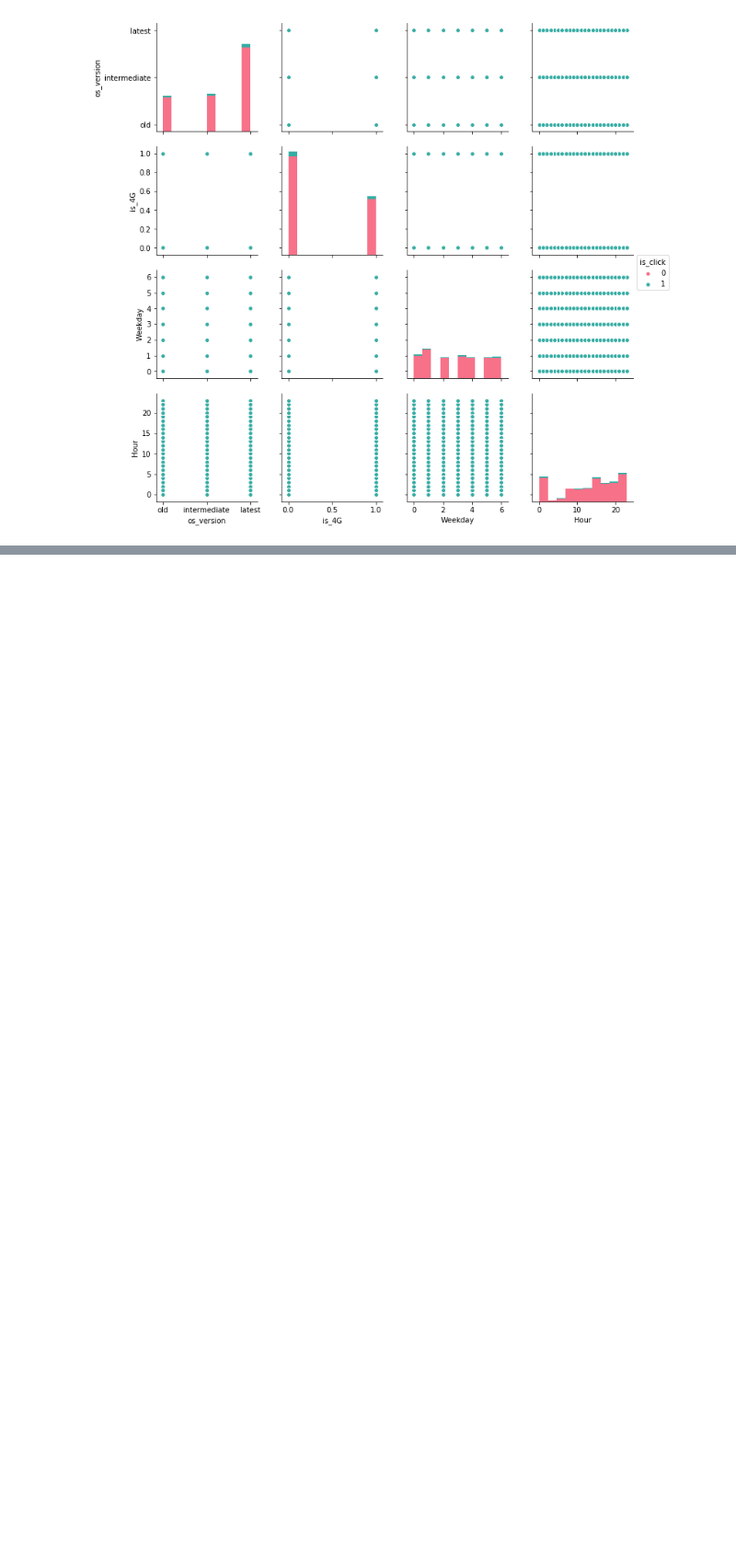
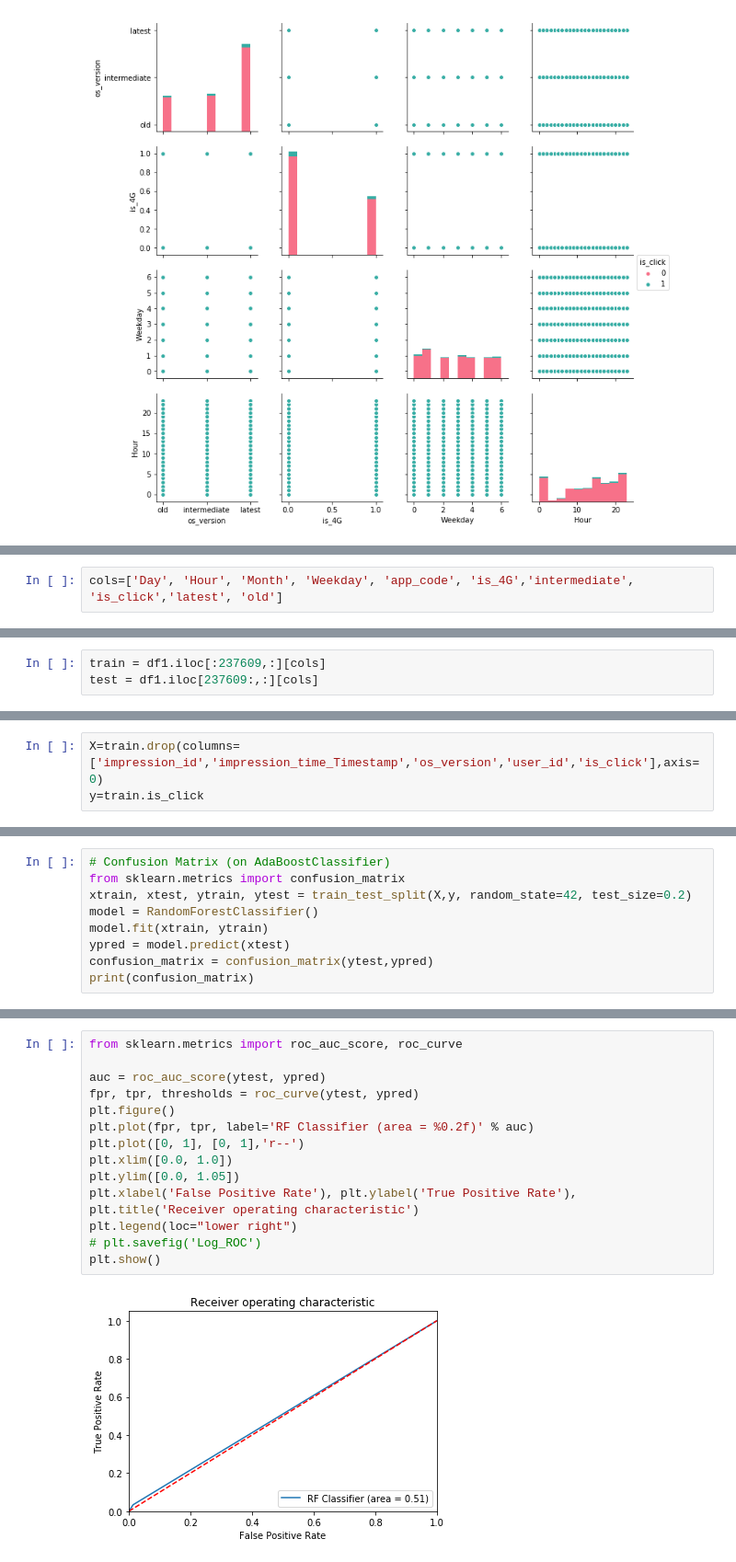
Before and after one commit to snchit/WNS-Analytics-Wizard-2019, a Jupyter notebook: Untitled.ipynb, the cells around one changed output, grey strips where cells are left out. Shown: that part at 92% size. Cells and saved outputs as stored; diff of their text form; blank space fills up the shorter version.

```diff
--- a/Untitled.ipynb
+++ b/Untitled.ipynb
@@ -398,0 +481,2 @@ sns.pairplot(train, hue = 'is_click', vars = ['os_version', 'is_4G', 'Weekday',
+# %%
+cols=['Day', 'Hour', 'Month', 'Weekday', 'app_code', 'is_4G','intermediate', 'is_click','latest', 'old']
@@ -398,0 +492,3 @@ sns.pairplot(train, hue = 'is_click', vars = ['os_version', 'is_4G', 'Weekday',
+# %%
+train = df1.iloc[:237609,:][cols]
+test = df1.iloc[237609:,:][cols]
@@ -398,0 +509,3 @@ sns.pairplot(train, hue = 'is_click', vars = ['os_version', 'is_4G', 'Weekday',
+# %%
+X=train.drop(columns=['impression_id','impression_time_Timestamp','os_version','user_id','is_click'],axis=0)
+y=train.is_click
@@ -398,0 +558,9 @@ sns.pairplot(train, hue = 'is_click', vars = ['os_version', 'is_4G', 'Weekday',
+# %%
+# Confusion Matrix (on AdaBoostClassifier)
+from sklearn.metrics import confusion_matrix
+xtrain, xtest, ytrain, ytest = train_test_split(X,y, random_state=42, test_size=0.2)
+model = RandomForestClassifier()
+model.fit(xtrain, ytrain)
+ypred = model.predict(xtest)
+confusion_matrix = confusion_matrix(ytest,ypred)
+print(confusion_matrix)
@@ -398,0 +580,16 @@ sns.pairplot(train, hue = 'is_click', vars = ['os_version', 'is_4G', 'Weekday',
+# %%
+from sklearn.metrics import roc_auc_score, roc_curve
+
+auc = roc_auc_score(ytest, ypred)
+fpr, tpr, thresholds = roc_curve(ytest, ypred)
+plt.figure()
+plt.plot(fpr, tpr, label='RF Classifier (area = %0.2f)' % auc)
+plt.plot([0, 1], [0, 1],'r--')
+plt.xlim([0.0, 1.0])
+plt.ylim([0.0, 1.05])
+plt.xlabel('False Positive Rate'), plt.ylabel('True Positive Rate'), plt.title('Receiver operating characteristic')
+plt.legend(loc="lower right")
+# plt.savefig('Log_ROC')
+plt.show()
+# %% [output]
+[figure, added]
```
Also changed, not shown: parts of 70 cells of this notebook.
